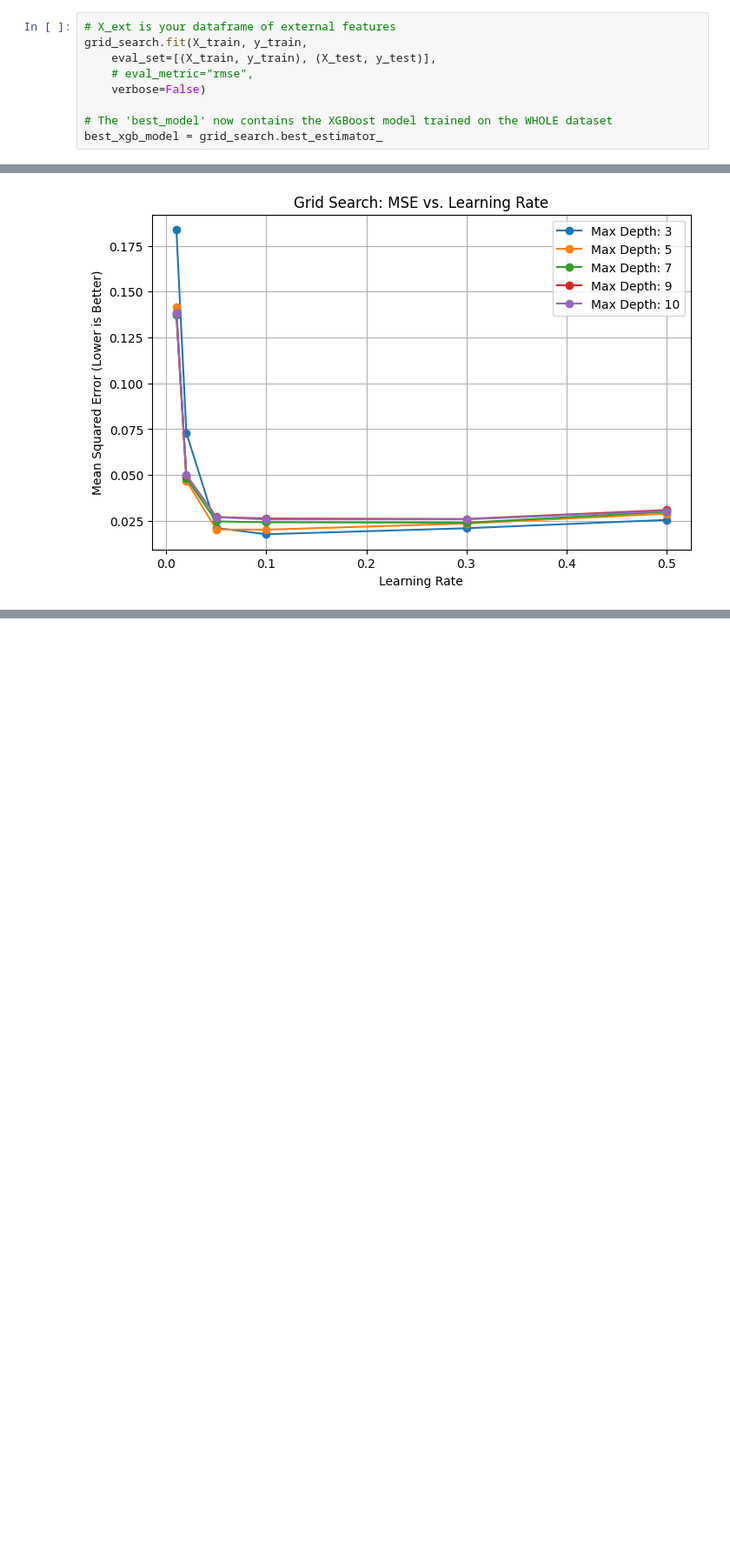
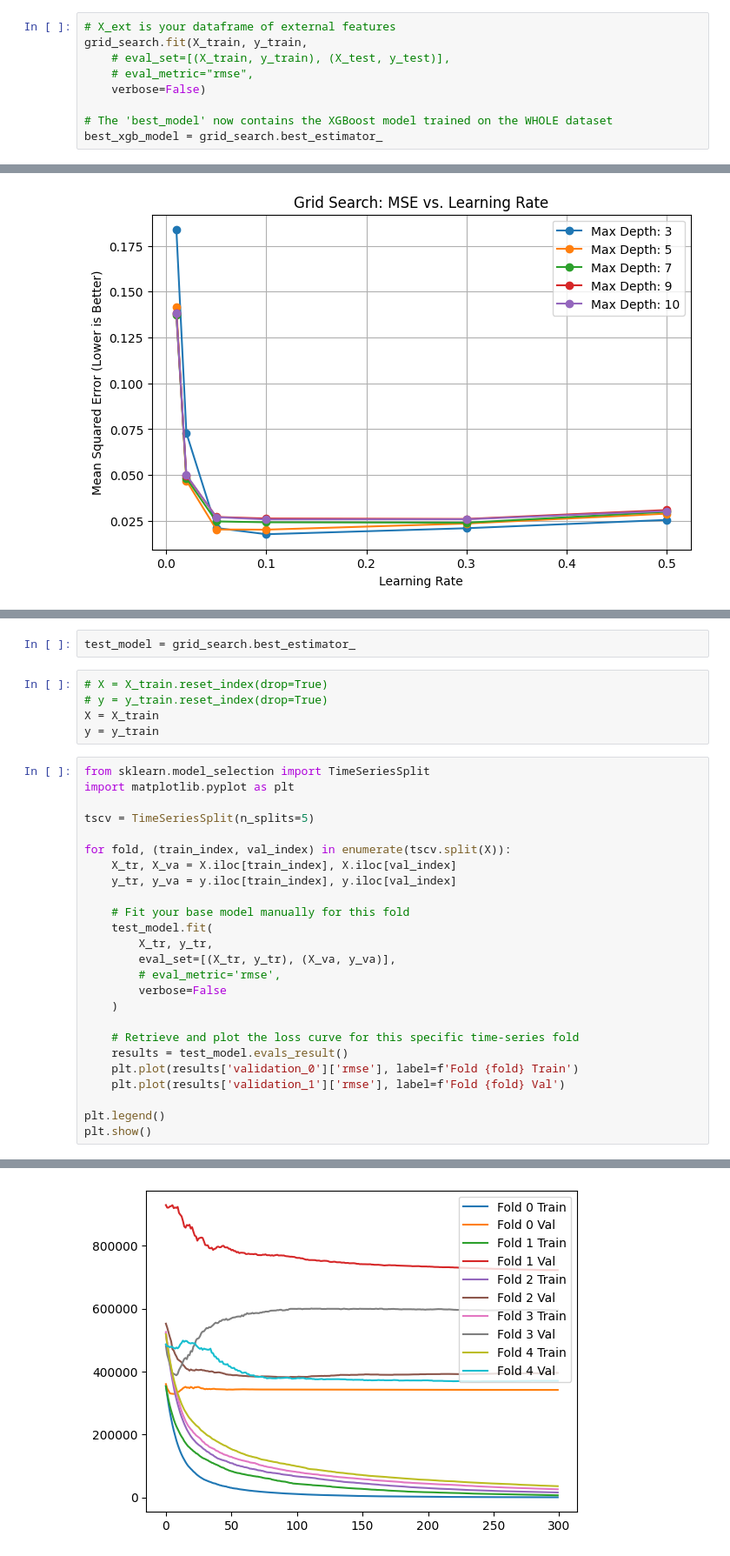
Before and after one commit to emmanresu/Thesis-Keras, a Jupyter notebook: rice_stocks.ipynb, the cells around one changed output, grey strips where cells are left out. Shown at 87% size. Drawn from its saved outputs; the diff is of its cells as text; blank space fills up the shorter version.

```diff
--- a/rice_stocks.ipynb
+++ b/rice_stocks.ipynb
@@ -1434,7 +1364,7 @@ X_test = add_lean_months(X_test)
 # %%
 # X_ext is your dataframe of external features
 grid_search.fit(X_train, y_train,
-    eval_set=[(X_train, y_train), (X_test, y_test)],
+    # eval_set=[(X_train, y_train), (X_test, y_test)],
     # eval_metric="rmse",
     verbose=False)
 
@@ -1966,0 +1783,33 @@ KeyError: 'mae'
+# %%
+test_model = grid_search.best_estimator_
+# %%
+# X = X_train.reset_index(drop=True)
+# y = y_train.reset_index(drop=True)
+X = X_train
+y = y_train
+# %%
+from sklearn.model_selection import TimeSeriesSplit
+import matplotlib.pyplot as plt
+
+tscv = TimeSeriesSplit(n_splits=5)
+
+for fold, (train_index, val_index) in enumerate(tscv.split(X)):
+    X_tr, X_va = X.iloc[train_index], X.iloc[val_index]
+    y_tr, y_va = y.iloc[train_index], y.iloc[val_index]
+
+    # Fit your base model manually for this fold
+    test_model.fit(
+        X_tr, y_tr,
+        eval_set=[(X_tr, y_tr), (X_va, y_va)],
+        # eval_metric='rmse',
+        verbose=False
+    )
+
+    # Retrieve and plot the loss curve for this specific time-series fold
+    results = test_model.evals_result()
+    plt.plot(results['validation_0']['rmse'], label=f'Fold {fold} Train')
+    plt.plot(results['validation_1']['rmse'], label=f'Fold {fold} Val')
+
+plt.legend()
+plt.show()
+# %% [output]
@@ -1966,0 +1831 @@ KeyError: 'mae'
+[figure, added]
```
Also changed, not shown: parts of 22 cells of this notebook.
